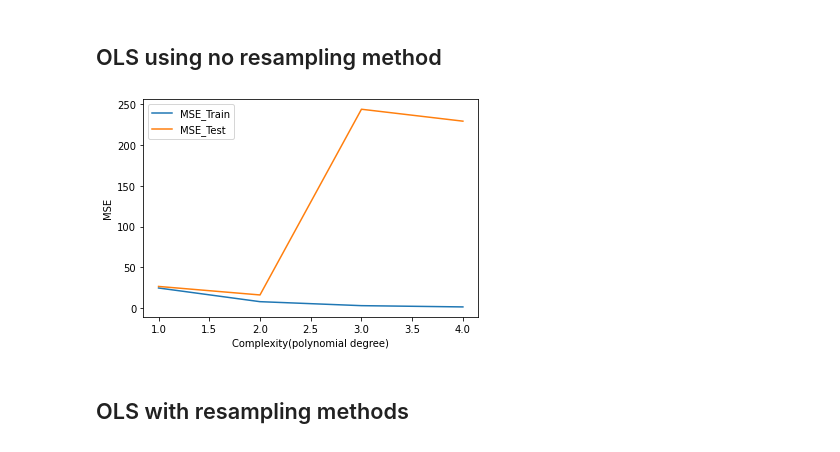
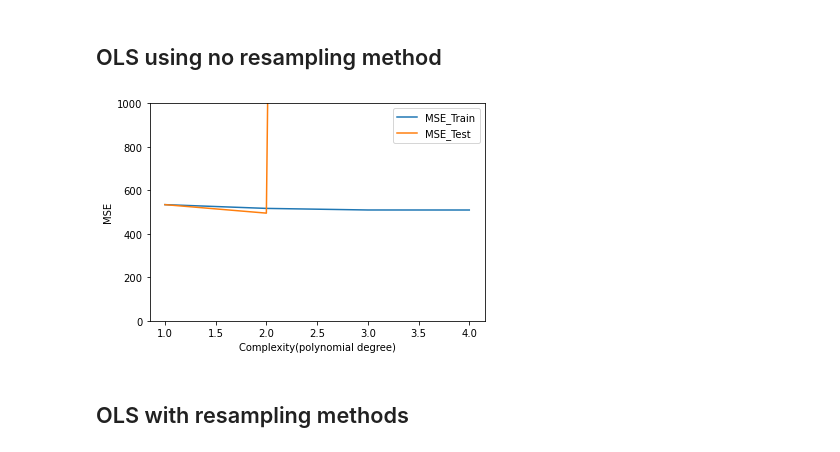
Before and after one commit to engyssimo/MLProjectNucphys, a Jupyter notebook: Project1/FilippoProject1.ipynb, the cells around one changed output. Cells and saved outputs as stored; diff of their text form; code cells hidden in the pictures.

```diff
--- a/Project1/FilippoProject1.ipynb
+++ b/Project1/FilippoProject1.ipynb
@@ -106,7 +106,7 @@ def cross_validation_OLS(k_folds, X, z):
 def Ridge(X_train,X_test,z_train,z_test,lambd):
 
     # Since it relates to remove intercepts, better to use built in function in SKL
-    RegRidge = linear_model.Ridge(lambd,fit_intercept= True, solver = "svd")
+    RegRidge = linear_model.Ridge(lambd,fit_intercept= True)
 
     #fit the model to the training data
     RegRidge.fit(X_train,z_train)
@@ -1435,35 +1437,40 @@ MSE_OLS = np.zeros((maxdegree,2))
 x = drop_columns(boston_df,0.3)
 
 for degree in range(maxdegree):
 
     #set up the model
     poly = PolynomialFeatures(degree+1)
 
     X = poly.fit_transform(x)
 
-    #X = MatrixScaler(X)
 
     X_train, X_test, z_train, z_test = train_test_split(X, z, test_size=0.3, random_state = 2)
+
+    scaler = StandardScaler()
+    scaler.fit(X_train)
+    X_train= scaler.transform(X_train)
+    X_test = scaler.transform(X_test)
 
     #z_t = z_test.reshape(len(z_test),1)
     polydegree[degree] = degree+1
 
     z_train_tilde_ols , z_test_tilde_ols = OLS(X_train, X_test, z_train, z_test)
 
     MSE_OLS[degree, 0] = mean_squared_error(z_train,z_train_tilde_ols)
     MSE_OLS[degree, 1] = mean_squared_error(z_test,z_test_tilde_ols)
 
 #plot the results
 plt.figure()
 plt.plot(polydegree,MSE_OLS[:,0],label='MSE_Train')
 plt.plot(polydegree,MSE_OLS[:,1],label='MSE_Test')
 plt.xlabel('Complexity(polynomial degree)')
 plt.ylabel('MSE')
+plt.ylim(0,1000)
 #plt.yscale("log")
 plt.legend()
 plt.show()
 # %% [output]
-[figure, old version]
+[figure, new version]
 # %% [markdown]
 ## OLS with resampling methods
 # %%
```
Also changed, not shown: parts of 5 cells of this notebook.
